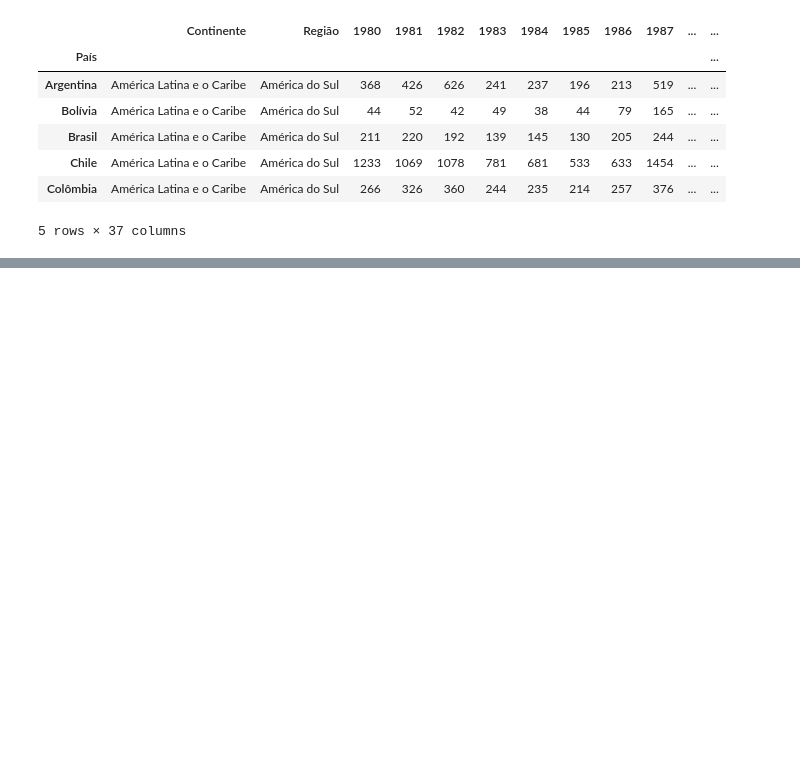
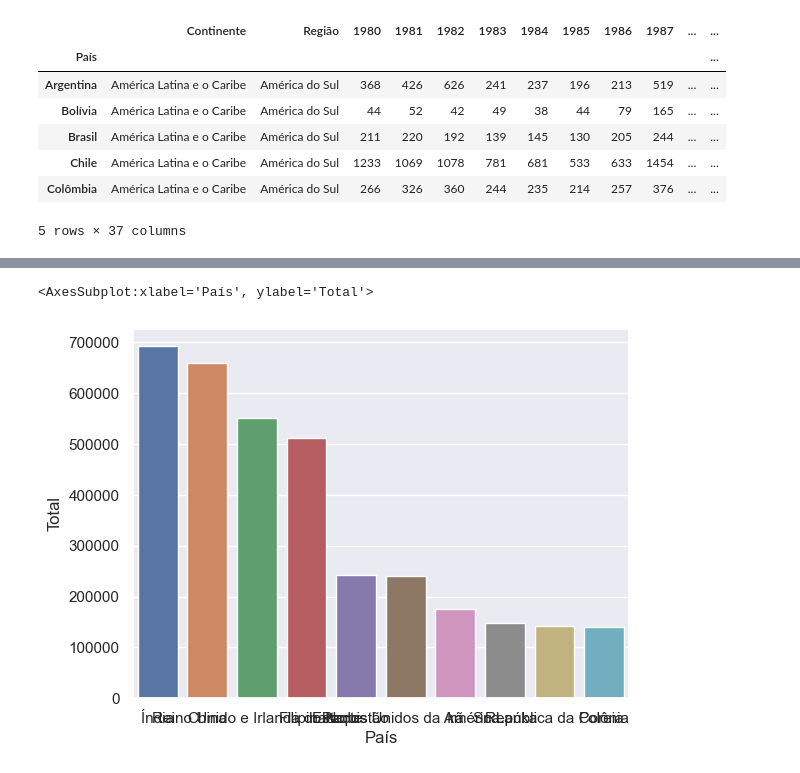
Before and after one commit to Marlon-Santiago/Alanisando_dados_Imigratorios_Canada, a Jupyter notebook: Imigrantes_canada_analise.ipynb, the cells around one changed output, grey strips where cells are left out. Cells and saved outputs as stored; diff of their text form; code cells hidden in the pictures; blank space fills up the shorter version.

```diff
--- a/Imigrantes_canada_analise.ipynb
+++ b/Imigrantes_canada_analise.ipynb
@@ -341,0 +345,5 @@ plt.show()
+# %%
+sns.set_theme()
+# %%
+top_10 = dados.sort_values('Total', ascending = False).head(10)
+top_10
@@ -341,0 +364,5 @@ plt.show()
+# %%
+sns.barplot(data = top_10, x = top_10.index, y = 'Total')
+# %% [output]
+<AxesSubplot:xlabel='País', ylabel='Total'>
+[figure, added]
```
Also changed, not shown: parts of 14 cells of this notebook, 1 other file.
